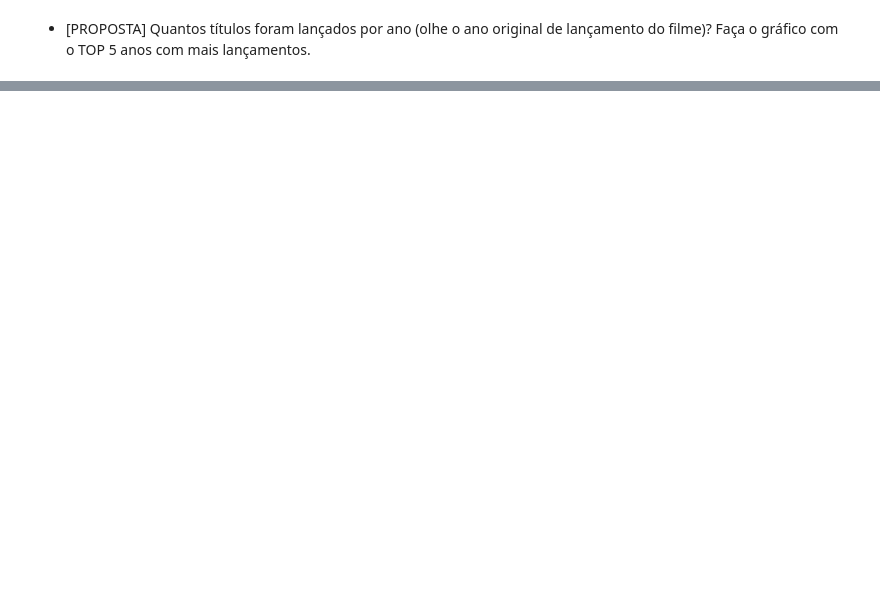
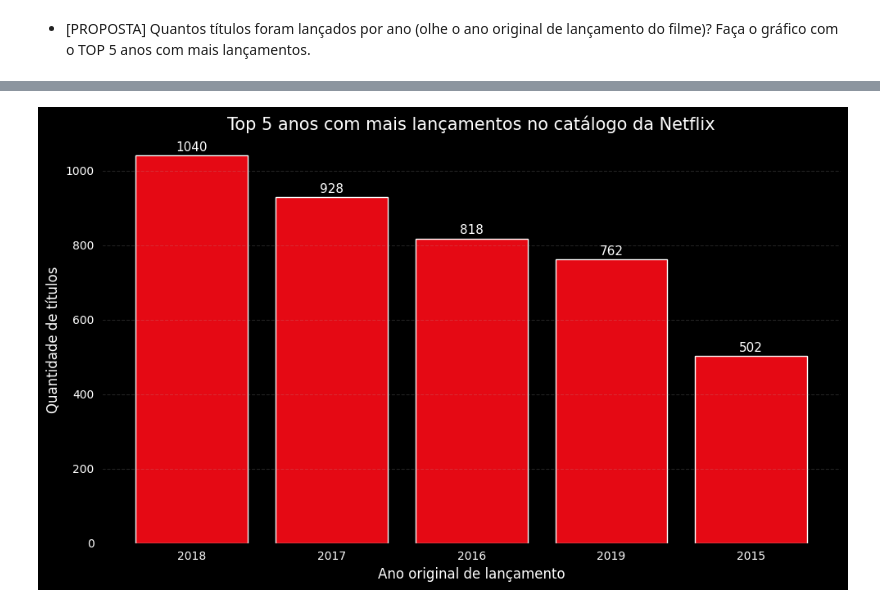
Before and after one commit to i-malur/bootcamp-dados-desafio-python-2, a Jupyter notebook: [OFICIAL]_Challenge_Frequência_e_Medidas.ipynb, the cells around one changed output, grey strips where cells are left out. Saved outputs shown, nothing was run; the diff lists cells and outputs as text; code cells hidden in the pictures; blank space fills up the shorter version.

```diff
--- a/[OFICIAL]_Challenge_Frequência_e_Medidas.ipynb
+++ b/[OFICIAL]_Challenge_Frequência_e_Medidas.ipynb
@@ -238,0 +398,7 @@ plt.show()
+# %%
+# Conta quantos títulos foram lançados em cada ano
+# e seleciona os 5 anos com maior quantidade
+top_5_anos = df["release_year"].value_counts().head(5)
+
+# Mostra os resultados antes de criar o gráfico
+print(top_5_anos)
@@ -238,0 +413,61 @@ plt.show()
+# %%
+# Cria a figura e define o fundo preto
+plt.figure(figsize=(10, 6), facecolor="black")
+
+# Seleciona a área interna do gráfico
+ax = plt.gca()
+
+# Coloca o fundo interno preto
+ax.set_facecolor("black")
+
+# Cria o gráfico de barras
+barras = plt.bar(
+    top_5_anos.index.astype(str),  # anos no eixo horizontal
+    top_5_anos.values,             # quantidade de títulos
+    color="#E50914",               # vermelho Netflix
+    edgecolor="white"              # borda branca
+)
+
+# Adiciona o título
+plt.title(
+    "Top 5 anos com mais lançamentos no catálogo da Netflix",
+    fontsize=15,
+    color="white"
+)
+
+# Adiciona o nome dos eixos
+plt.xlabel("Ano original de lançamento", fontsize=12, color="white")
+plt.ylabel("Quantidade de títulos", fontsize=12, color="white")
+
+# Deixa os números dos eixos brancos
+plt.xticks(color="white")
+plt.yticks(color="white")
+
+# Adiciona uma grade leve no eixo vertical
+plt.grid(
+    axis="y",
+    linestyle="--",
+    alpha=0.2
+)
+
+# Coloca a quantidade acima de cada barra
+for barra in barras:
+    quantidade = barra.get_height()
+
+    plt.text(
+        barra.get_x() + barra.get_width() / 2,
+        quantidade + 5,
+        str(int(quantidade)),
+        ha="center",
+        va="bottom",
+        color="white",
+        fontsize=11
+    )
+
+# Organiza os elementos do gráfico
+plt.tight_layout()
+
+# Mostra o gráfico
+plt.show()
+# %% [output]
+[figure, added]
```
Also changed, not shown: parts of 12 cells of this notebook.
